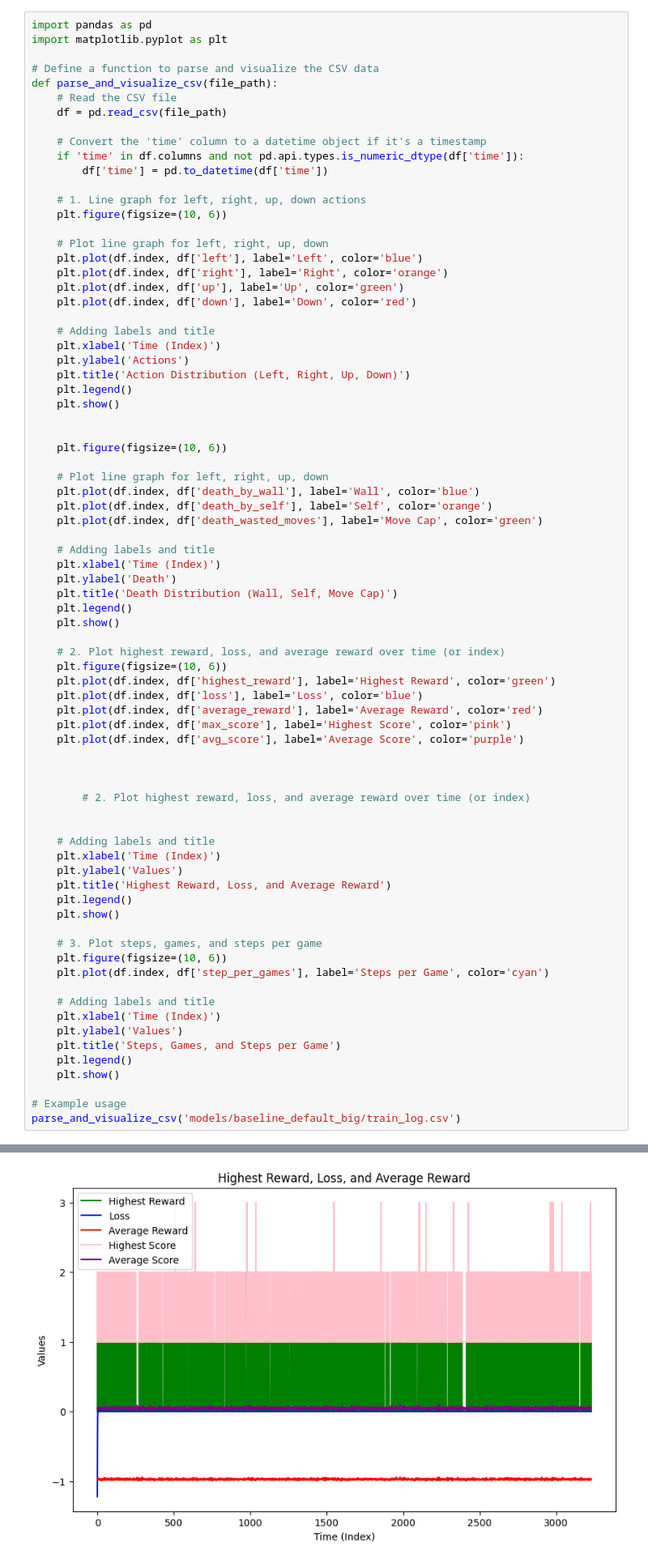
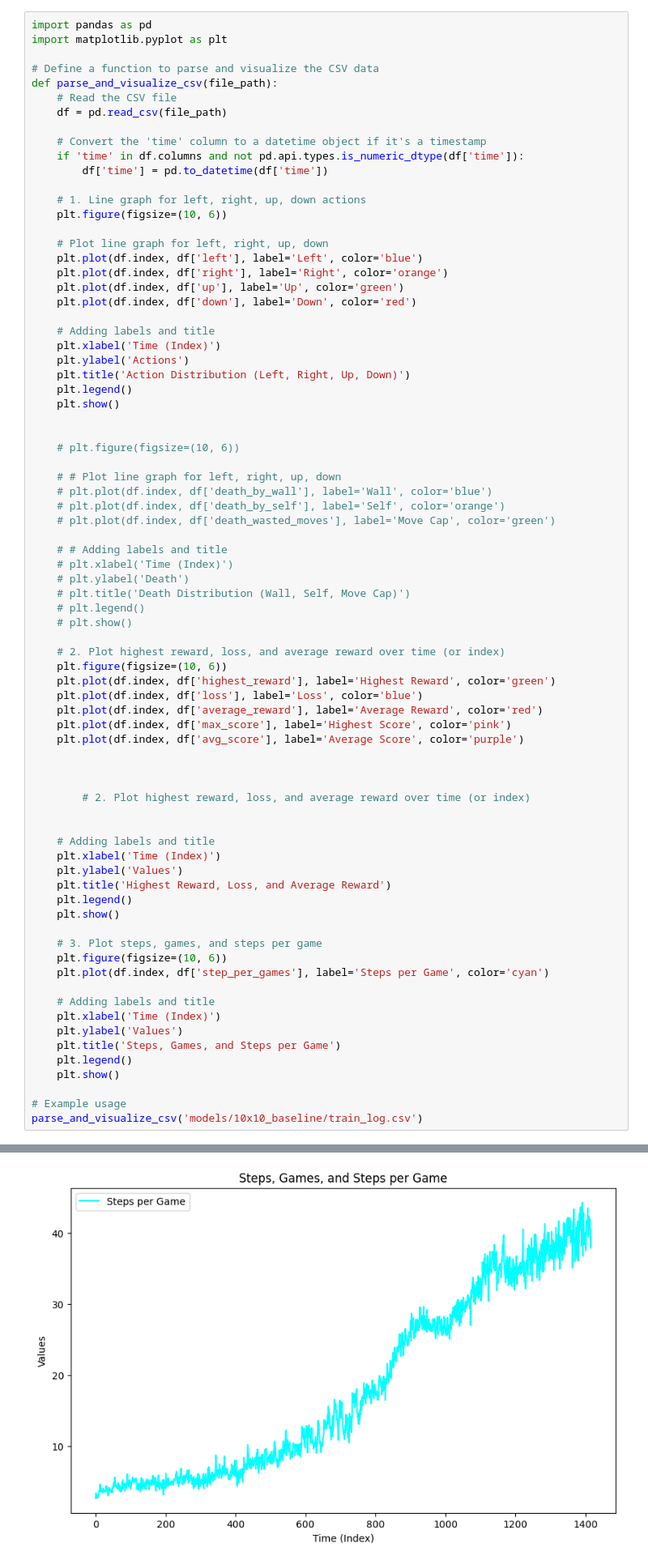
Before and after one commit to conner-replogle/snake_rust, a Jupyter notebook: data_vis.ipynb, the cells around one changed output, grey strips where cells are left out. Shown: that part at 81% size. Drawn from its saved outputs; the diff is of its cells as text.

```diff
--- a/data_vis.ipynb
+++ b/data_vis.ipynb
@@ -28,19 +28,19 @@ def parse_and_visualize_csv(file_path):
     plt.show()
 
 
-    plt.figure(figsize=(10, 6))
+    # plt.figure(figsize=(10, 6))
 
-    # Plot line graph for left, right, up, down
-    plt.plot(df.index, df['death_by_wall'], label='Wall', color='blue')
-    plt.plot(df.index, df['death_by_self'], label='Self', color='orange')
-    plt.plot(df.index, df['death_wasted_moves'], label='Move Cap', color='green')
+    # # Plot line graph for left, right, up, down
+    # plt.plot(df.index, df['death_by_wall'], label='Wall', color='blue')
+    # plt.plot(df.index, df['death_by_self'], label='Self', color='orange')
+    # plt.plot(df.index, df['death_wasted_moves'], label='Move Cap', color='green')
 
-    # Adding labels and title
-    plt.xlabel('Time (Index)')
-    plt.ylabel('Death')
-    plt.title('Death Distribution (Wall, Self, Move Cap)')
-    plt.legend()
-    plt.show()
+    # # Adding labels and title
+    # plt.xlabel('Time (Index)')
+    # plt.ylabel('Death')
+    # plt.title('Death Distribution (Wall, Self, Move Cap)')
+    # plt.legend()
+    # plt.show()
 
     # 2. Plot highest reward, loss, and average reward over time (or index)
     plt.figure(figsize=(10, 6))
@@ -74,5 +74,5 @@ def parse_and_visualize_csv(file_path):
     plt.show()
 
 # Example usage
-parse_and_visualize_csv('models/baseline_default_big/train_log.csv')
+parse_and_visualize_csv('models/10x10_baseline/train_log.csv')
 # %% [output]
@@ -81 +81 @@ parse_and_visualize_csv('models/baseline_default_big/train_log.csv')
-[figure, old version]
+[figure, new version]
```
Also changed, not shown: parts of 1 cell of this notebook, 4 other files.
